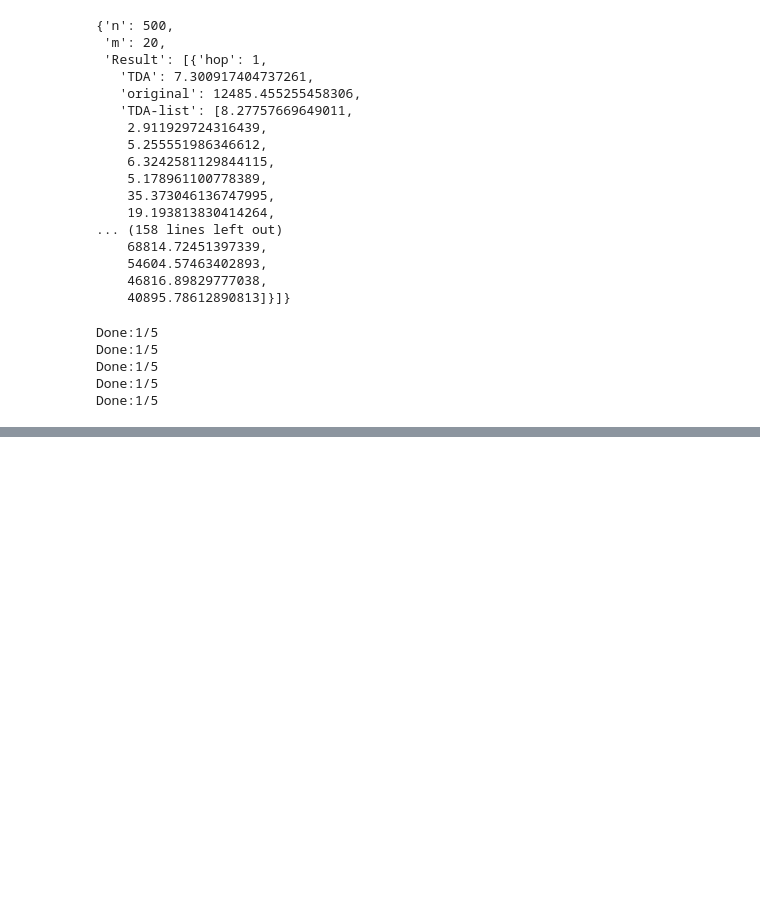
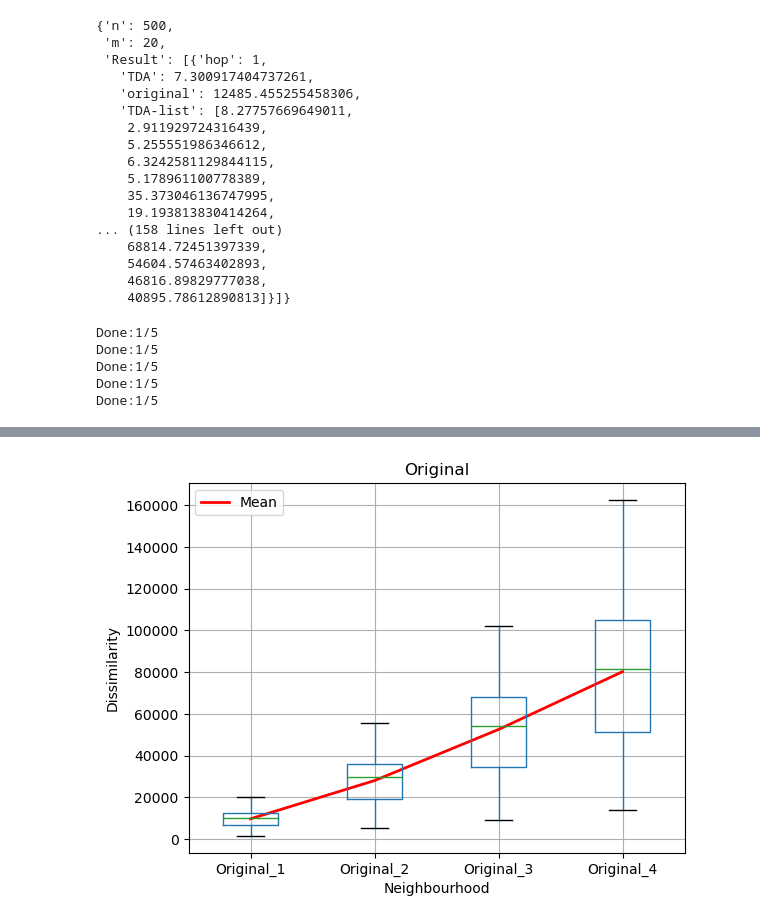
Before and after one commit to benjaminnNgo/TDASimilarityProof, a Jupyter notebook: TDAProofHopV2-BA.ipynb, the cells around one changed output, grey strips where cells are left out. Cells and saved outputs as stored; diff of their text form; code cells hidden in the pictures; blank space fills up the shorter version.

```diff
--- a/TDAProofHopV2-BA.ipynb
+++ b/TDAProofHopV2-BA.ipynb
@@ -299,0 +267,10 @@ plt.show()
+# %%
+plt.plot(np.arange(len(original_average)) + 1, original_average,linewidth=2, markersize=12,color='red',label ="Mean")
+boxplot_original = df_read.boxplot(column=['Original_1', 'Original_2', 'Original_3','Original_4'])
+plt.xlabel('Neighbourhood')
+plt.ylabel('Dissimilarity')
+plt.title("Original")
+plt.legend()
+plt.show()
+# %% [output]
+[figure, added]
```
Also changed, not shown: parts of 15 cells of this notebook, 10 other files.
